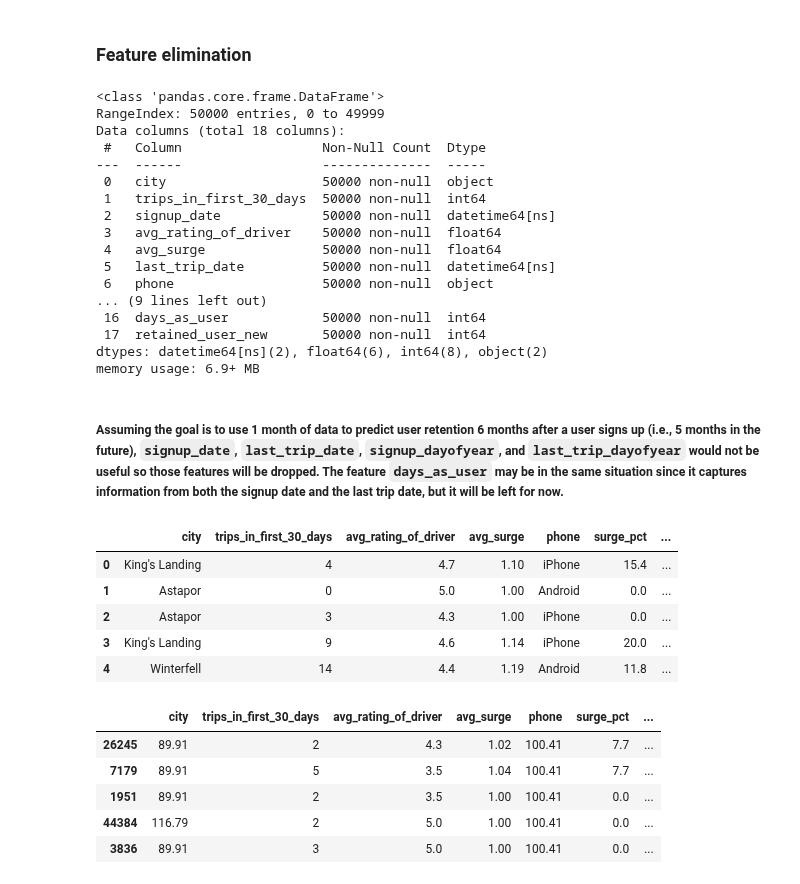
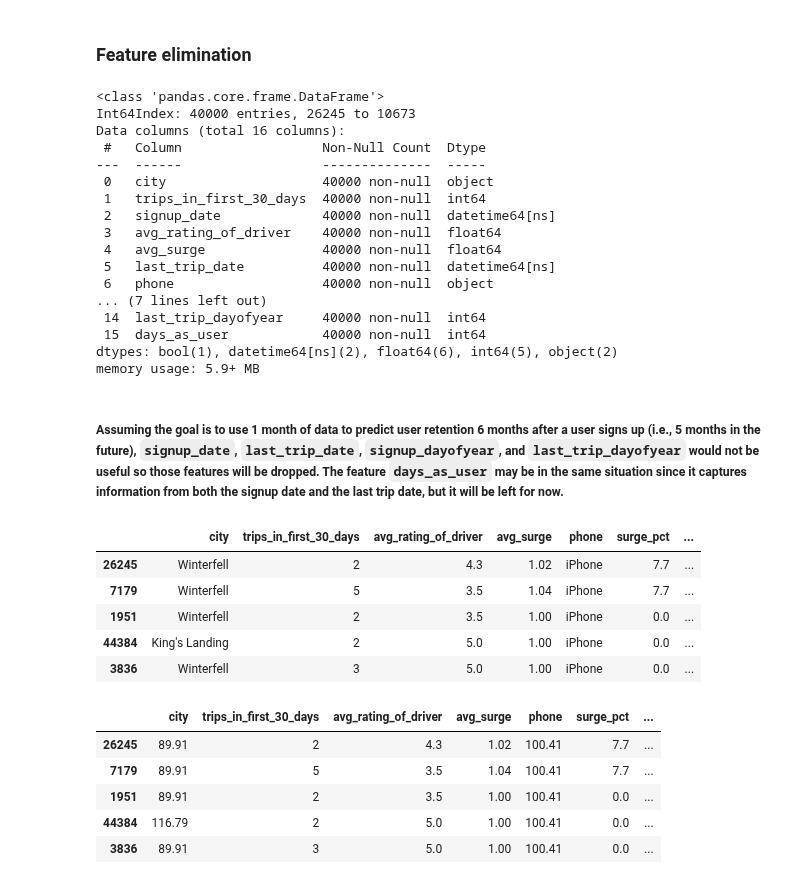
Before and after one commit to tri-bui/ultimate-challenge, a Jupyter notebook: 3-retention_modeling.ipynb, the cells around one changed output. Saved outputs shown, nothing was run; the diff lists cells and outputs as text; code cells hidden in the pictures.

Commit message:
Get X_train info in nb3 feat elim

```diff
--- a/3-retention_modeling.ipynb
+++ b/3-retention_modeling.ipynb
@@ -333,38 +333,38 @@ plt.xticks(rotation=45, ha='right');
 ### Feature elimination
 # %%
 # Data
-user_df.info()
+X_train.info()
 # %% [output]
 <class 'pandas.core.frame.DataFrame'>
-RangeIndex: 50000 entries, 0 to 49999
-Data columns (total 18 columns):
+Int64Index: 40000 entries, 26245 to 10673
+Data columns (total 16 columns):
  #   Column                  Non-Null Count  Dtype
 ---  ------                  --------------  -----
- 0   city                    50000 non-null  object
- 1   trips_in_first_30_days  50000 non-null  int64
- 2   signup_date             50000 non-null  datetime64[ns]
- 3   avg_rating_of_driver    50000 non-null  float64
- 4   avg_surge               50000 non-null  float64
- 5   last_trip_date          50000 non-null  datetime64[ns]
- 6   phone                   50000 non-null  object
-... (9 lines left out)
- 16  days_as_user            50000 non-null  int64
- 17  retained_user_new       50000 non-null  int64
-dtypes: datetime64[ns](2), float64(6), int64(8), object(2)
-memory usage: 6.9+ MB
+ 0   city                    40000 non-null  object
+ 1   trips_in_first_30_days  40000 non-null  int64
+ 2   signup_date             40000 non-null  datetime64[ns]
+ 3   avg_rating_of_driver    40000 non-null  float64
+ 4   avg_surge               40000 non-null  float64
+ 5   last_trip_date          40000 non-null  datetime64[ns]
+ 6   phone                   40000 non-null  object
+... (7 lines left out)
+ 14  last_trip_dayofyear     40000 non-null  int64
+ 15  days_as_user            40000 non-null  int64
+dtypes: bool(1), datetime64[ns](2), float64(6), int64(5), object(2)
+memory usage: 5.9+ MB
 # %% [markdown]
 ##### Assuming the goal is to use 1 month of data to predict user retention 6 months after a user signs up (i.e., 5 months in the future), `signup_date`, `last_trip_date`, `signup_dayofyear`, and `last_trip_dayofyear` would not be useful so those features will be dropped. The feature `days_as_user` may be in the same situation since it captures information from both the signup date and the last trip date, but it will be left for now.
 # %%
 # Drop date-related features
-user_df.drop(['signup_date', 'last_trip_date', 'signup_dayofyear', 'last_trip_dayofyear'], axis=1, inplace=True)
-user_df.head()
+X_train.drop(['signup_date', 'last_trip_date', 'signup_dayofyear', 'last_trip_dayofyear'], axis=1, inplace=True)
+X_train.head()
 # %% [output]
 |  | city | trips_in_first_30_days | avg_rating_of_driver | avg_surge | phone | surge_pct | ... |
-| 0 | King's Landing | 4 | 4.7 | 1.10 | iPhone | 15.4 | ... |
-| 1 | Astapor | 0 | 5.0 | 1.00 | Android | 0.0 | ... |
-| 2 | Astapor | 3 | 4.3 | 1.00 | iPhone | 0.0 | ... |
-| 3 | King's Landing | 9 | 4.6 | 1.14 | iPhone | 20.0 | ... |
-| 4 | Winterfell | 14 | 4.4 | 1.19 | Android | 11.8 | ... |
+| 26245 | Winterfell | 2 | 4.3 | 1.02 | iPhone | 7.7 | ... |
+| 7179 | Winterfell | 5 | 3.5 | 1.04 | iPhone | 7.7 | ... |
+| 1951 | Winterfell | 2 | 3.5 | 1.00 | iPhone | 0.0 | ... |
+| 44384 | King's Landing | 2 | 5.0 | 1.00 | iPhone | 0.0 | ... |
+| 3836 | Winterfell | 3 | 5.0 | 1.00 | iPhone | 0.0 | ... |
 # %%
 # Convert categorical features to numerical values
 city_dict = X_train.groupby('city')['days_as_user'].mean().round(2).to_dict()
```
